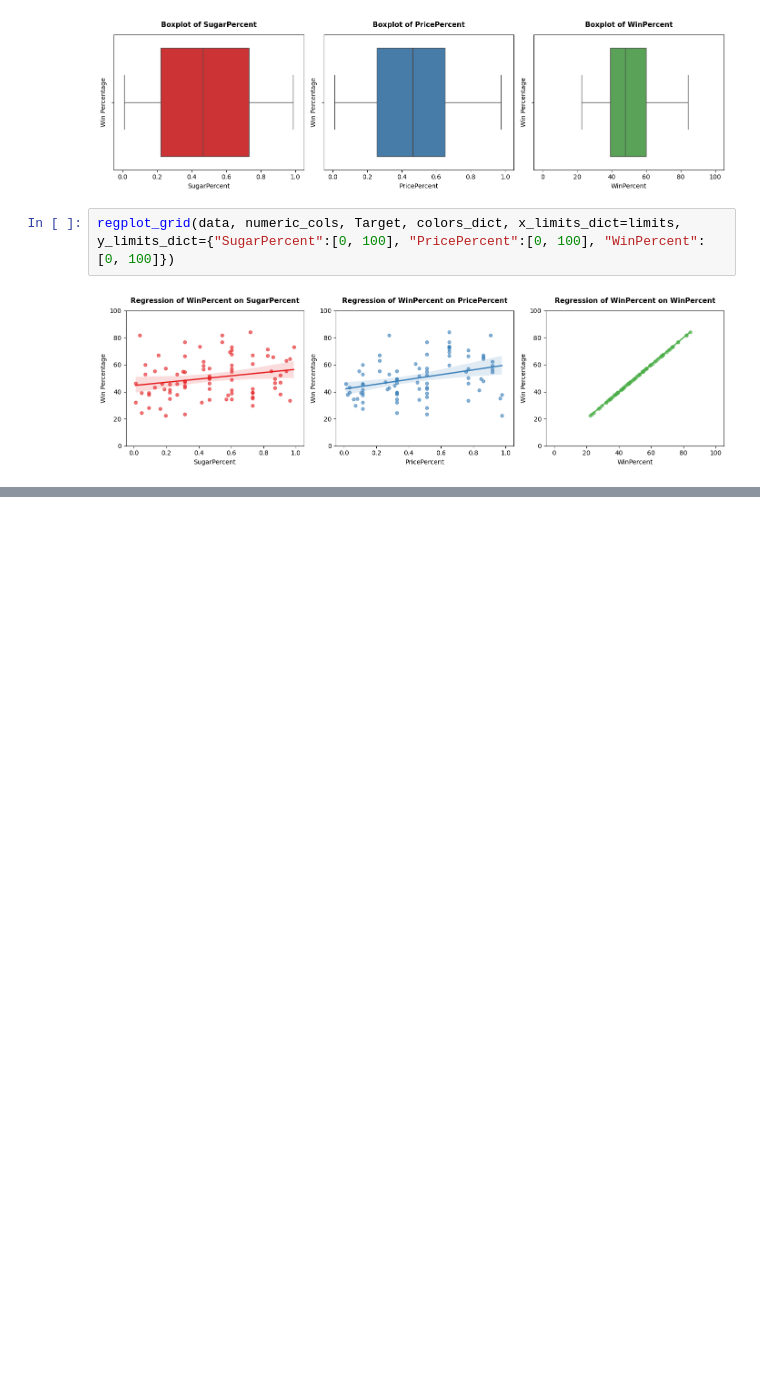
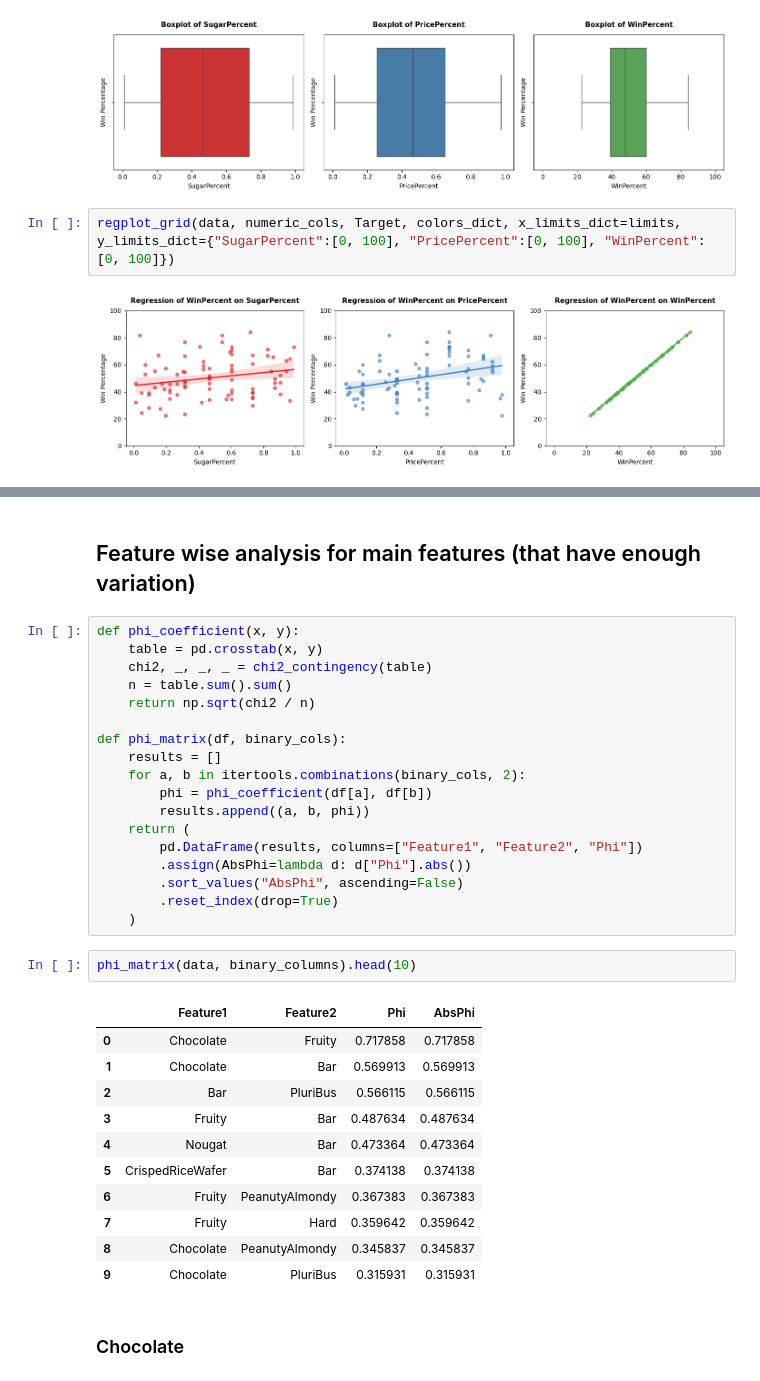
Before and after one commit to Sanchit2798/candy-case-study, a Jupyter notebook: notebooks/01_eda.ipynb, the cells around one changed output, grey strips where cells are left out. Saved outputs shown, nothing was run; the diff lists cells and outputs as text; blank space fills up the shorter version.

```diff
--- a/notebooks/01_eda.ipynb
+++ b/notebooks/01_eda.ipynb
@@ -128,0 +180,36 @@ swarm_grid(data, binary_columns, Target, labels_dict, colors_dict, max_cols=3, f
+# %% [markdown]
+## Feature wise analysis for main features (that have enough variation)
+# %%
+def phi_coefficient(x, y):
+    table = pd.crosstab(x, y)
+    chi2, _, _, _ = chi2_contingency(table)
+    n = table.sum().sum()
+    return np.sqrt(chi2 / n)
+
+def phi_matrix(df, binary_cols):
+    results = []
+    for a, b in itertools.combinations(binary_cols, 2):
+        phi = phi_coefficient(df[a], df[b])
+        results.append((a, b, phi))
+    return (
+        pd.DataFrame(results, columns=["Feature1", "Feature2", "Phi"])
+        .assign(AbsPhi=lambda d: d["Phi"].abs())
+        .sort_values("AbsPhi", ascending=False)
+        .reset_index(drop=True)
+    )
+# %%
+phi_matrix(data, binary_columns).head(10)
+# %% [output]
+|  | Feature1 | Feature2 | Phi | AbsPhi |
+| 0 | Chocolate | Fruity | 0.717858 | 0.717858 |
+| 1 | Chocolate | Bar | 0.569913 | 0.569913 |
+| 2 | Bar | PluriBus | 0.566115 | 0.566115 |
+| 3 | Fruity | Bar | 0.487634 | 0.487634 |
+| 4 | Nougat | Bar | 0.473364 | 0.473364 |
+| 5 | CrispedRiceWafer | Bar | 0.374138 | 0.374138 |
+| 6 | Fruity | PeanutyAlmondy | 0.367383 | 0.367383 |
+| 7 | Fruity | Hard | 0.359642 | 0.359642 |
+| 8 | Chocolate | PeanutyAlmondy | 0.345837 | 0.345837 |
+| 9 | Chocolate | PluriBus | 0.315931 | 0.315931 |
+# %% [markdown]
+### Chocolate
```
Also changed, not shown: parts of 36 cells of this notebook, 26 other files.
